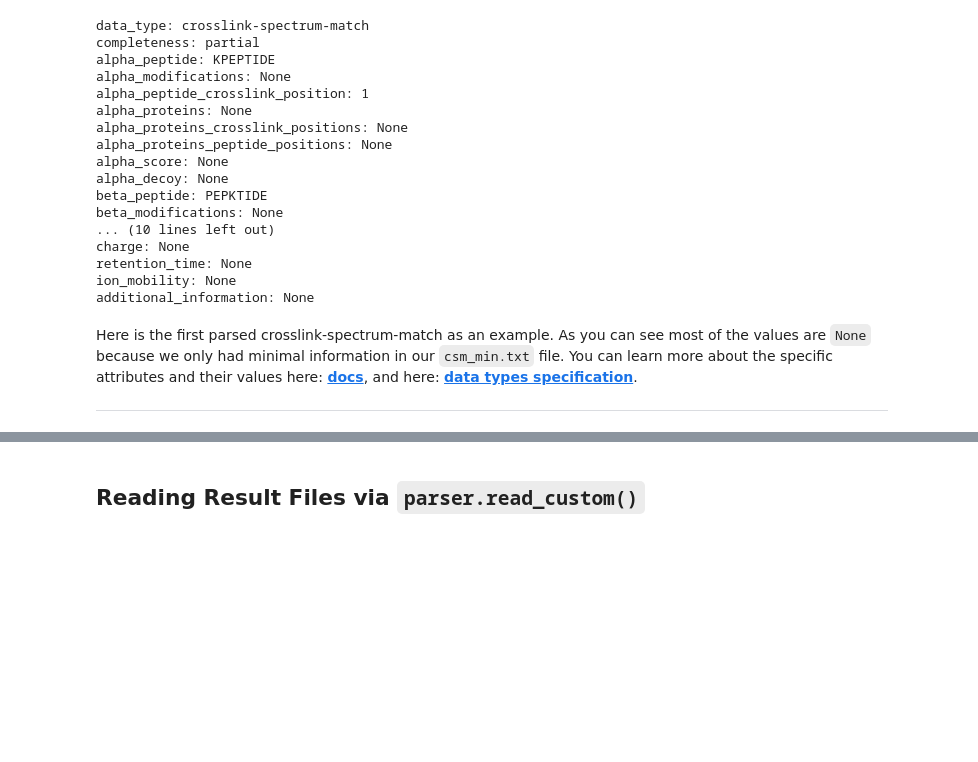
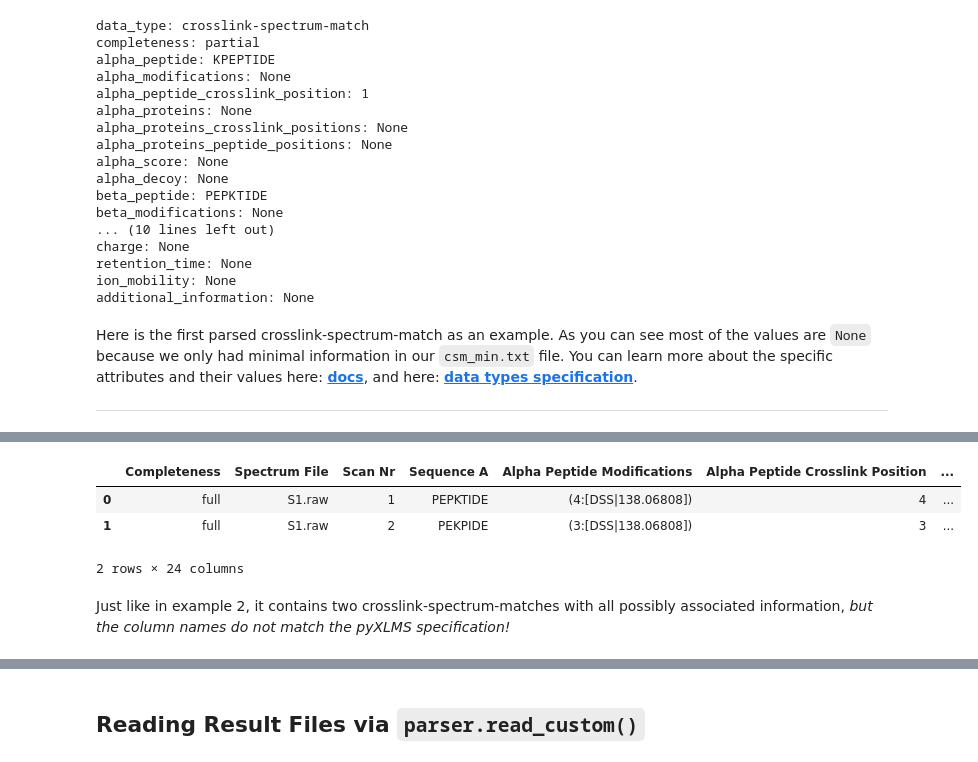
Before and after one commit to hgb-bin-proteomics/pyXLMS, a Jupyter notebook: examples/file_reading/custom.ipynb, the cells around one changed output, grey strips where cells are left out. Saved outputs shown, nothing was run; the diff lists cells and outputs as text; code cells hidden in the pictures; blank space fills up the shorter version.

```diff
--- a/examples/file_reading/custom.ipynb
+++ b/examples/file_reading/custom.ipynb
@@ -364,0 +436,10 @@ Here is the first parsed crosslink-spectrum-match as an example. As you can see
+# %%
+csm_format = pd.read_csv("../../data/pyxlms/csm_format.txt")
+csm_format
+# %% [output]
+|  | Completeness | Spectrum File | Scan Nr | Sequence A | Alpha Peptide Modifications | Alpha Peptide Crosslink Position | ... |
+| 0 | full | S1.raw | 1 | PEPKTIDE | (4:[DSS|138.06808]) | 4 | ... |
+| 1 | full | S1.raw | 2 | PEKPIDE | (3:[DSS|138.06808]) | 3 | ... |
+2 rows × 24 columns
+# %% [markdown]
+Just like in example 2, it contains two crosslink-spectrum-matches with all possibly associated information, _but the column names do not match the pyXLMS specification!_
```
Also changed, not shown: parts of 28 cells of this notebook.
